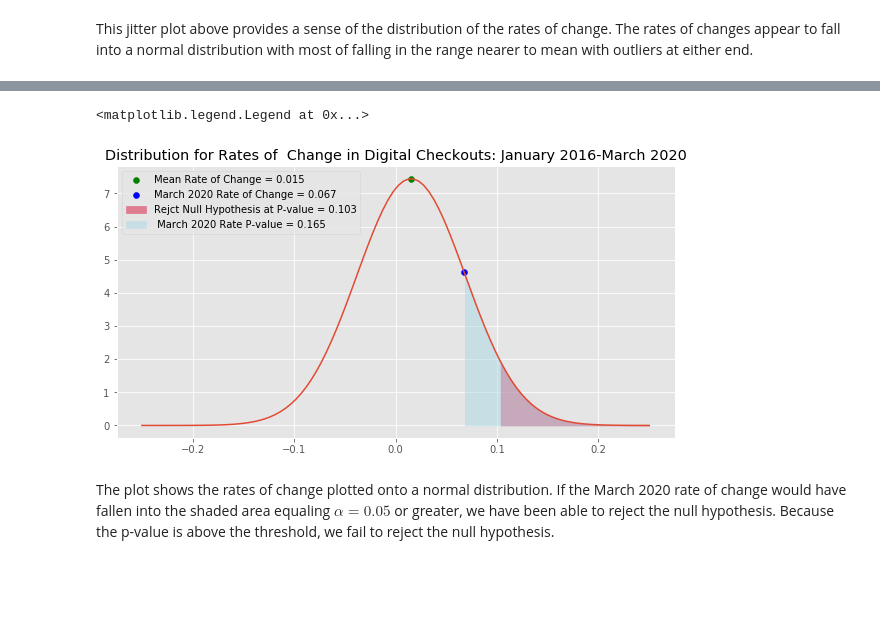
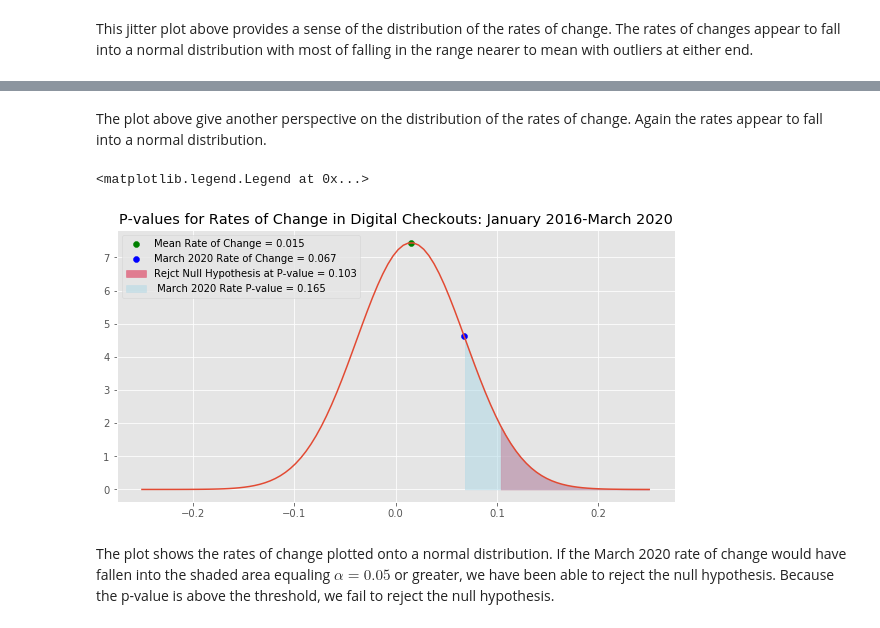
Before and after one commit to TheMrLively/seattle_library, a Jupyter notebook: seattle_library_final.ipynb, the cells around one changed output, grey strips where cells are left out. Saved outputs shown, nothing was run; the diff lists cells and outputs as text; code cells hidden in the pictures; blank space fills up the shorter version.

```diff
--- a/seattle_library_final.ipynb
+++ b/seattle_library_final.ipynb
@@ -193,21 +207,23 @@ This jitter plot above provides a sense of the distribution of the rates of chan
+# %% [markdown]
+The plot above give another perspective on the distribution of the rates of change. Again the rates appear to fall into a normal distribution.
 # %%
 fig, ax = plt.subplots(figsize=(10,5))
 
 OD_norm = stats.norm(OD_mean, OD_std)
 x = np.linspace(-.25,.25,100)
 
-ax.set_title('Distribution for Rates of  Change in Digital Checkouts: January 2016-March 2020')
+ax.set_title('P-values for Rates of Change in Digital Checkouts: January 2016-March 2020')
 ax.scatter(OD_mean, OD_norm.pdf(OD_mean), color='g', label='Mean Rate of Change = {:2.3f}'.format(OD_norm.ppf(.5)))
 ax.plot(x, OD_norm.pdf(x))
 ax.scatter(OD_March_2020, OD_norm.pdf(OD_March_2020), color='blue', label ='March 2020 Rate of Change = {:2.3f}'.format(OD_March_2020))
 ax.fill_between(x, OD_norm.pdf(x),
                 where=(x >= OD_norm.ppf(.95)), color="crimson", alpha=0.5, label='Rejct Null Hypothesis at P-value = {:2.3f}'.format(OD_norm.ppf(.95)))
 ax.fill_between(x, OD_norm.pdf(x),
                 where=(x >= OD_March_2020), color="lightblue", alpha=0.5, label=' March 2020 Rate P-value = {:2.3f}'.format(1-OD_norm.cdf(OD_March_2020)))
 
 ax.legend(loc='best')
 # %% [output]
 <matplotlib.legend.Legend at 0x...>
-[figure, old version]
+[figure, new version]
 # %% [markdown]
 The plot shows the rates of change plotted onto a normal distribution. If the March 2020 rate of change would have fallen into the shaded area equaling $\alpha = 0.05$ or greater, we have been able to reject the null hypothesis.  Because the p-value is above the threshold, we fail to reject the null hypothesis.
```
Also changed, not shown: parts of 3 cells of this notebook, 1 other file.
